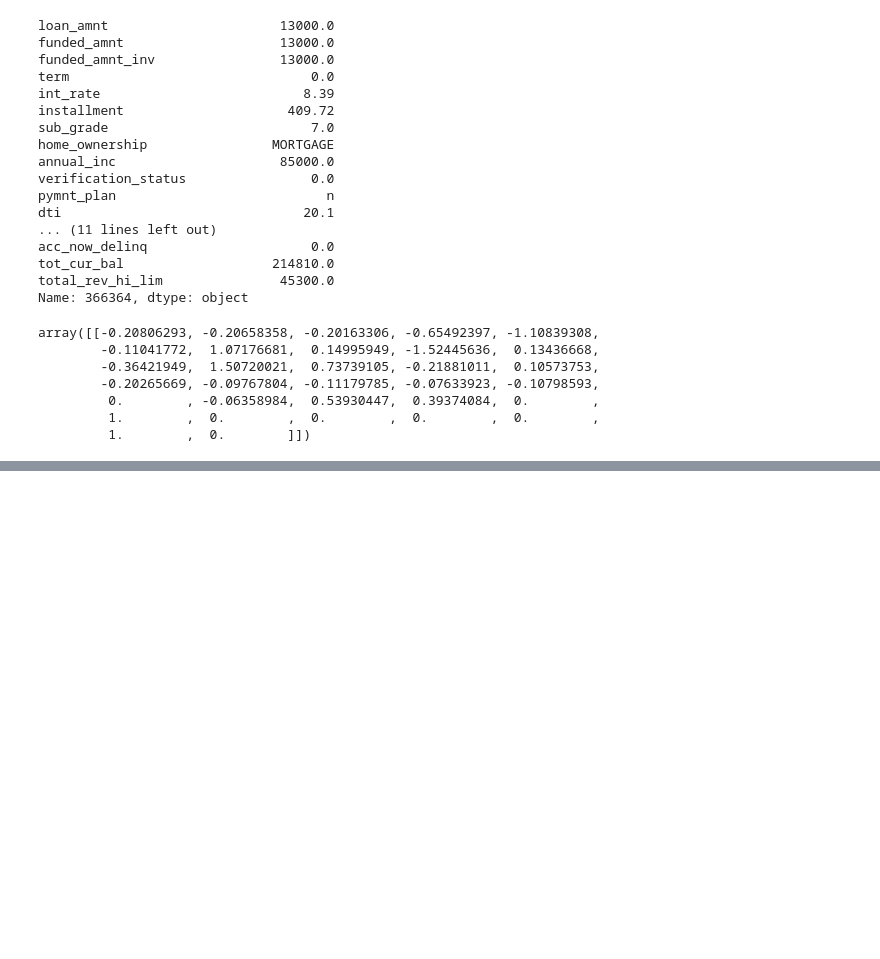
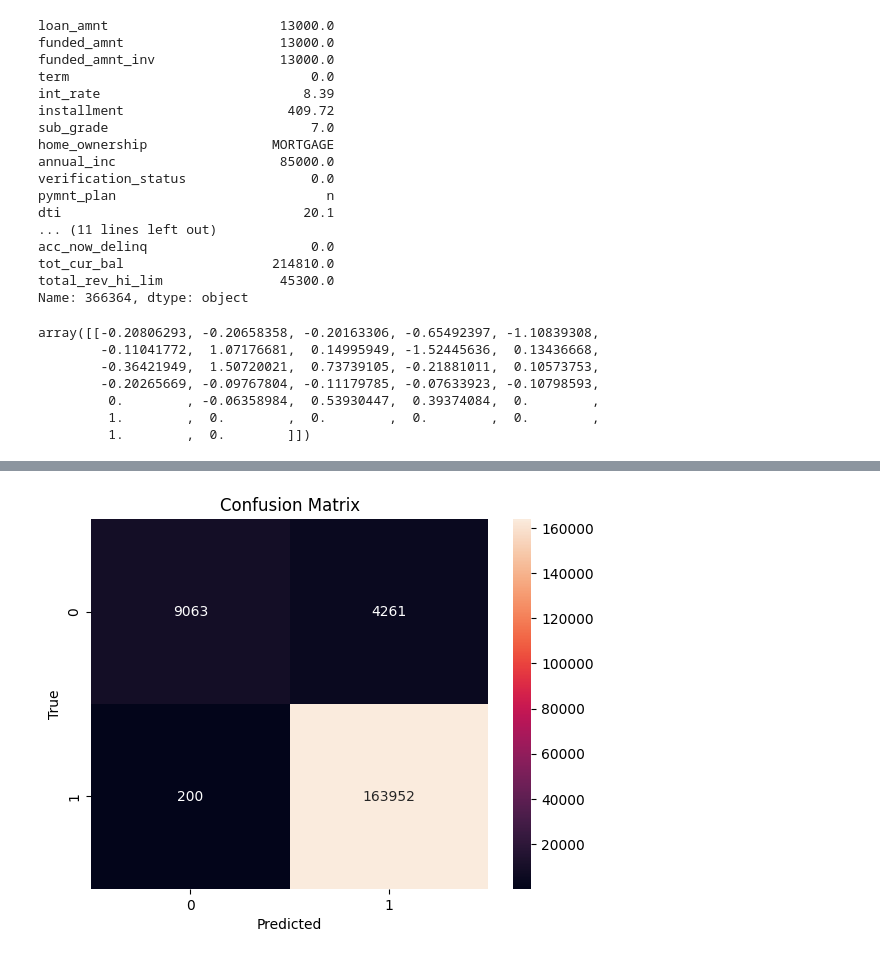
Before and after one commit to OneSunPiece/modelos-riesgo-credito, a Jupyter notebook: model/main.ipynb, the cells around one changed output, grey strips where cells are left out. Saved outputs shown, nothing was run; the diff lists cells and outputs as text; code cells hidden in the pictures; blank space fills up the shorter version.

Commit message:
update video URL and add confusion matrix

```diff
--- a/model/main.ipynb
+++ b/model/main.ipynb
@@ -258 +268,11 @@ plt.show()
 [figure]
+# %%
+# matrix confusion
+cm = tf.math.confusion_matrix(y_test, y_pred)
+sns.heatmap(cm, annot=True, fmt='d')
+plt.xlabel('Predicted')
+plt.ylabel('True')
+plt.title('Confusion Matrix')
+plt.show()
+# %% [output]
+[figure, added]
```
Also changed, not shown: parts of 7 cells of this notebook, 1 other file.
